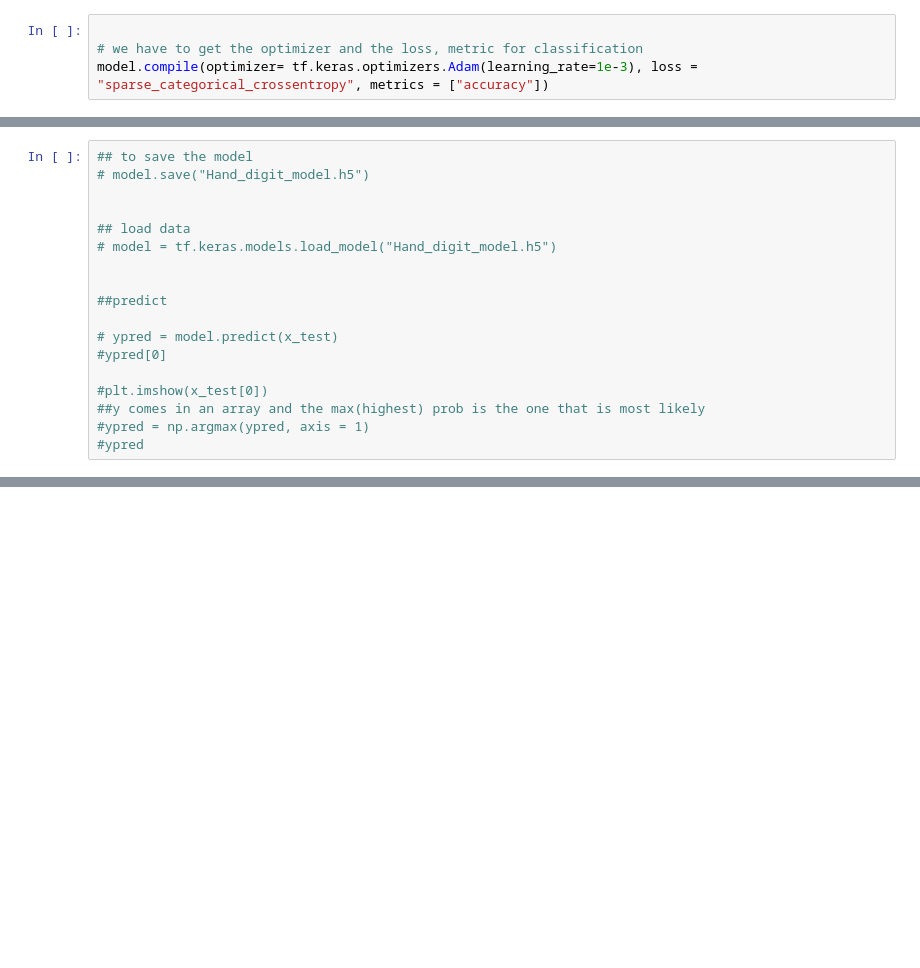
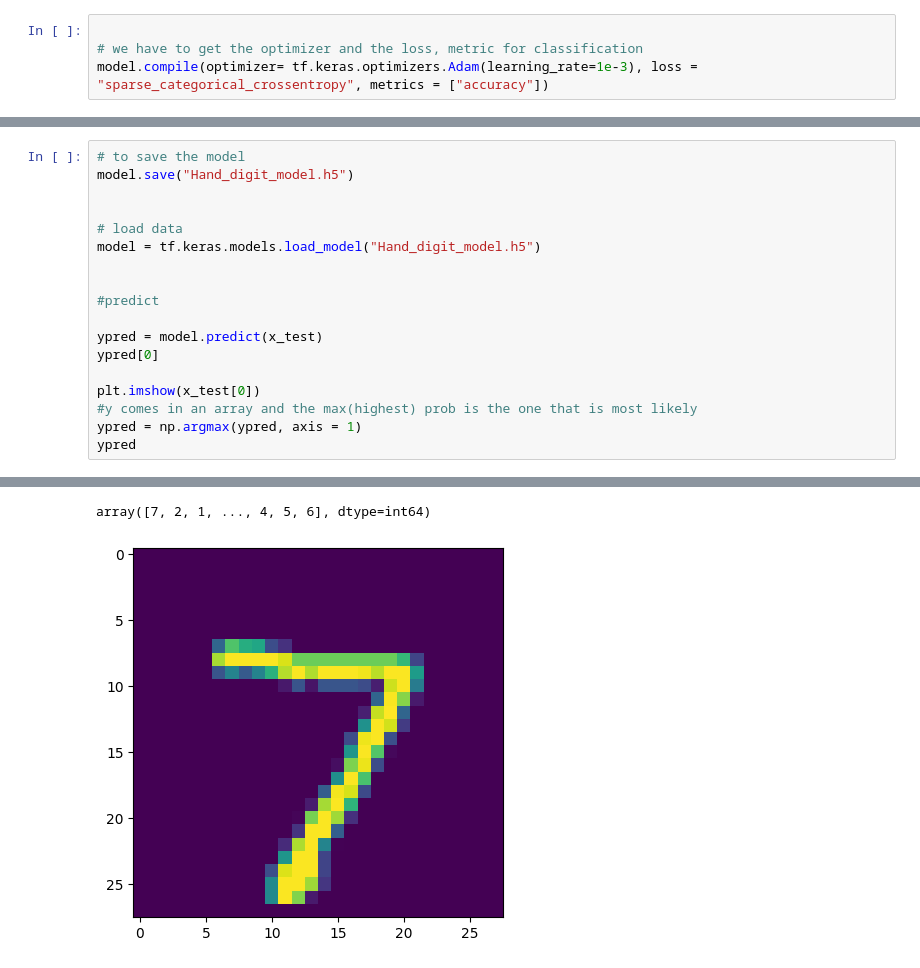
Before and after one commit to Ememusoh/Hand_digit_recognition, a Jupyter notebook: CNN_Hand_Digit_Recognition.ipynb, the cells around one changed output, grey strips where cells are left out. Saved outputs shown, nothing was run; the diff lists cells and outputs as text; blank space fills up the shorter version.

```diff
--- a/CNN_Hand_Digit_Recognition.ipynb
+++ b/CNN_Hand_Digit_Recognition.ipynb
@@ -134,18 +141,19 @@ plt.grid(True)
 # %%
-## to save the model
-# model.save("Hand_digit_model.h5")
+# to save the model
+model.save("Hand_digit_model.h5")
 
 
-## load data
-# model = tf.keras.models.load_model("Hand_digit_model.h5")
+# load data
+model = tf.keras.models.load_model("Hand_digit_model.h5")
 
 
-##predict
+#predict
 
-# ypred = model.predict(x_test)
-#ypred[0]
+ypred = model.predict(x_test)
+ypred[0]
 
-#plt.imshow(x_test[0])
-##y comes in an array and the max(highest) prob is the one that is most likely
-#ypred = np.argmax(ypred, axis = 1)
-#ypred
+plt.imshow(x_test[0])
+#y comes in an array and the max(highest) prob is the one that is most likely
+ypred = np.argmax(ypred, axis = 1)
+ypred
+# %% [output]
@@ -152,3 +161,5 @@ plt.grid(True)
+array([7, 2, 1, ..., 4, 5, 6], dtype=int64)
+[figure, added]
 # %%
 ### metrics
 
```
Also changed, not shown: parts of 11 cells of this notebook, 1 other file.
